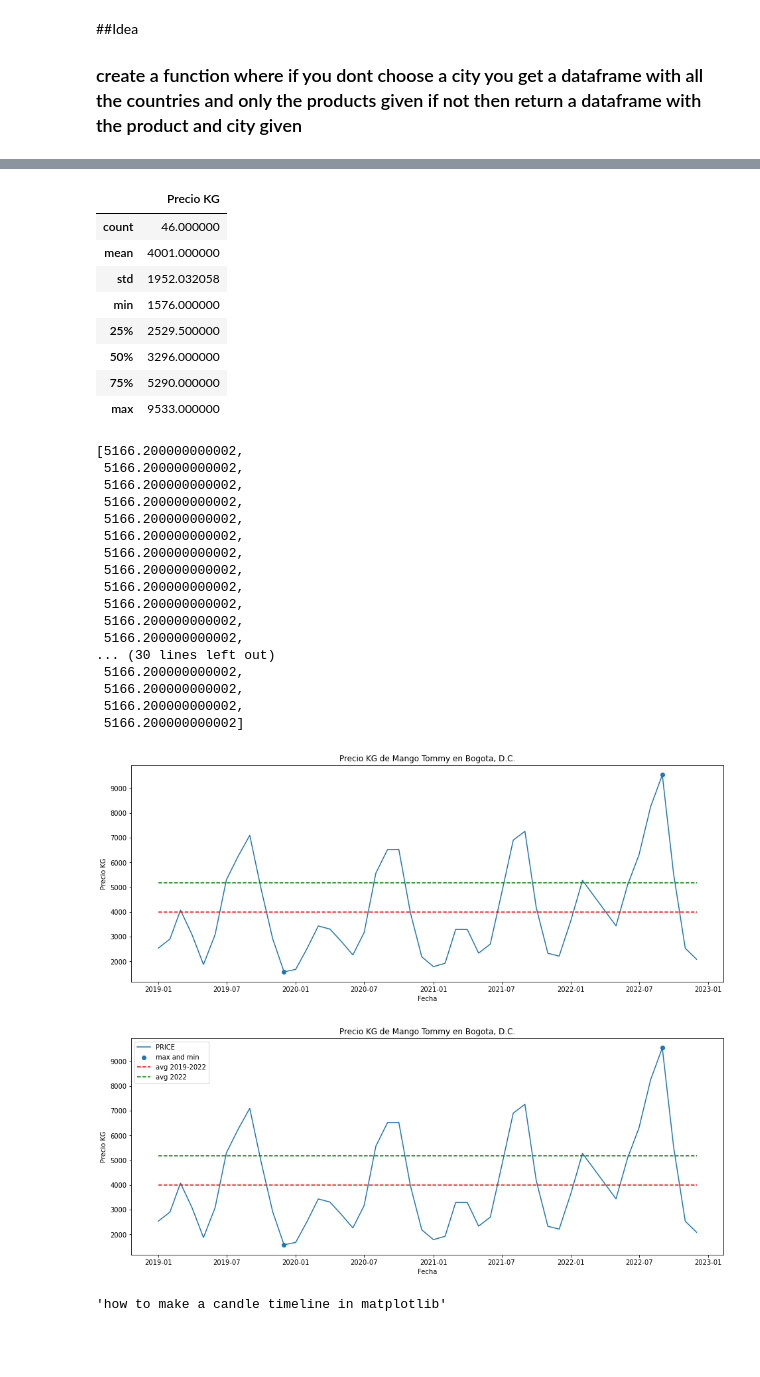
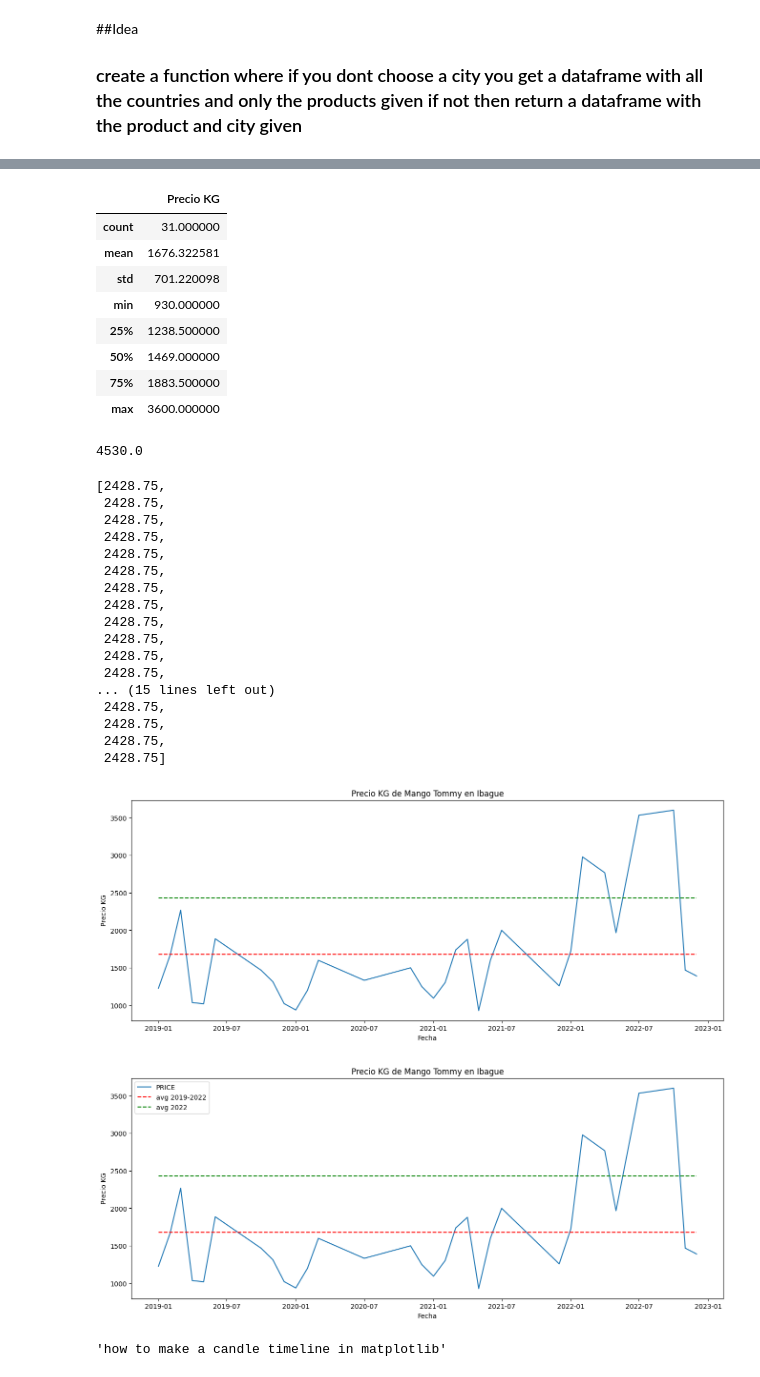
Before and after one commit to RioDeMilo/RETAIL-PRICES-COLOMBIA, a Jupyter notebook: IPC1823.ipynb, the cells around one changed output, grey strips where cells are left out. Drawn from its saved outputs; the diff is of its cells as text; code cells hidden in the pictures; blank space fills up the shorter version.

```diff
--- a/IPC1823.ipynb
+++ b/IPC1823.ipynb
@@ -239,7 +242,7 @@ Mandarina común                  759
 Coco                             707
 Name: Producto, dtype: int64
 # %%
-C = ['Bogota, D.C.']
+C = ['Ibague']
 P = ['Mango Tommy']
 dfp = df2[df2["Producto"].isin(P)]
 dfpc = df2[(df2["Producto"].isin(P)) & (df2['Ciudad'].isin(C))]
@@ -287,18 +290,21 @@ Text(0.5, 1.0, 'Precio KG de Mango Tommy en Bogota, D.C.')
 dfpc.describe()
 # %% [output]
 |  | Precio KG |
-| count | 46.000000 |
-| mean | 4001.000000 |
-| std | 1952.032058 |
-| min | 1576.000000 |
-| 25% | 2529.500000 |
-| 50% | 3296.000000 |
-| 75% | 5290.000000 |
-| max | 9533.000000 |
+| count | 31.000000 |
+| mean | 1676.322581 |
+| std | 701.220098 |
+| min | 930.000000 |
+| 25% | 1238.500000 |
+| 50% | 1469.000000 |
+| 75% | 1883.500000 |
+| max | 3600.000000 |
 # %%
 # instead of having a list we could also see it in the graph to get a better understanding of the min a max values
 # this is a new datafrme called point
-point = dfpc[(dfpc['Precio KG'] == p_min) + (dfpc['Precio KG'] == p_max)]
+point = (dfpc['Precio KG'].min()) + (dfpc['Precio KG'].max())
+point
+# %% [output]
+4530.0
 # %%
 # this is the y axis list that will have the mean value over the entire len of the dataframe
 y=dfpc['Precio KG']
@@ -311,23 +317,23 @@ y_avg22=[np.mean(y_22)]* len(x)
 # this proof that this linnne of code will change be a range of values that are all the same average and has a lenght of a specified array
 [np.mean(y_avg22)]* len(x)
 # %% [output]
-[5166.200000000002,
- 5166.200000000002,
- 5166.200000000002,
- 5166.200000000002,
- 5166.200000000002,
- 5166.200000000002,
- 5166.200000000002,
- 5166.200000000002,
- 5166.200000000002,
- 5166.200000000002,
- 5166.200000000002,
- 5166.200000000002,
-... (30 lines left out)
- 5166.200000000002,
- 5166.200000000002,
- 5166.200000000002,
- 5166.200000000002]
+[2428.75,
+ 2428.75,
+ 2428.75,
+ 2428.75,
+ 2428.75,
+ 2428.75,
+ 2428.75,
+ 2428.75,
+ 2428.75,
+ 2428.75,
+ 2428.75,
+ 2428.75,
+... (15 lines left out)
+ 2428.75,
+ 2428.75,
+ 2428.75,
+ 2428.75]
 # %%
 y_avg22 = dfpc.loc["2022":"2023","Precio KG"]
 # %%
@@ -335,9 +341,6 @@ y_avg22 = dfpc.loc["2022":"2023","Precio KG"]
 # and then set every plot that we wanted
 x = dfpc.index
 y = dfpc['Precio KG']
-xs = point.index
-ys = point['Precio KG']
-point = dfpc[(dfpc['Precio KG'] == p_min) + (dfpc['Precio KG'] == p_max)]
 y_avg = [np.mean(y)] * len(x)
 y_22 = dfpc.loc["2022":"2023","Precio KG"]
 y_avg22=[np.mean(y_22)]* len(x)
@@ -346,39 +349,34 @@ plt.title(t)
 plt.xlabel('Fecha')
 plt.ylabel('Precio KG')
 plt.plot(x, y)
-plt.scatter(xs,ys)
 plt.plot(x, y_avg, color='red', ls='--')
 plt.plot(x,y_avg22, color="green",ls="--")
 plt.show()
 # %% [output]
-[figure, old version]
+[figure, new version]
 # %%
 # here i noted that is is first necessary to call the size of the figure general atrubites like the x annd y labels
 # and then set every plot that we wanted
 x = dfpc.index
 y = dfpc['Precio KG']
-xs = point.index
-ys = point['Precio KG']
-point = dfpc[(dfpc['Precio KG'] == p_min) + (dfpc['Precio KG'] == p_max)]
 y_avg = [np.mean(y)] * len(x)
 y_22 = dfpc.loc["2022":"2023","Precio KG"]
 y_avg22=[np.mean(y_22)]* len(x)
 plt.figure(figsize=(16,6))
 plt.title(t)
 plt.xlabel('Fecha')
 plt.ylabel('Precio KG')
 sns.lineplot(data =dfpc,x='Fecha',y='Precio KG',label ='PRICE')
-plt.scatter(xs,ys,label ='max and min')
 plt.plot(x, y_avg, color='red', ls='--',label ='avg 2019-2022')
 plt.plot(x,y_avg22, color="green",ls="--",label='avg 2022')
 plt.legend(loc="upper left")
 plt.show()
 
 # now you can see that thiss line of seaborn .plotline is a better fit for our data
 # as the blue line representes the mean of all the valuess and
 # the gradient blue will represent data that represent each mean of the day calculated
 # %% [output]
-[figure, old version]
+[figure, new version]
 # %%
 # here we can see that for a single day of the month we get various values thanks to the different retailer markets
 # that is why we get a timelinen gragh that does'nt look normal
```
Also changed, not shown: parts of 14 cells of this notebook.
